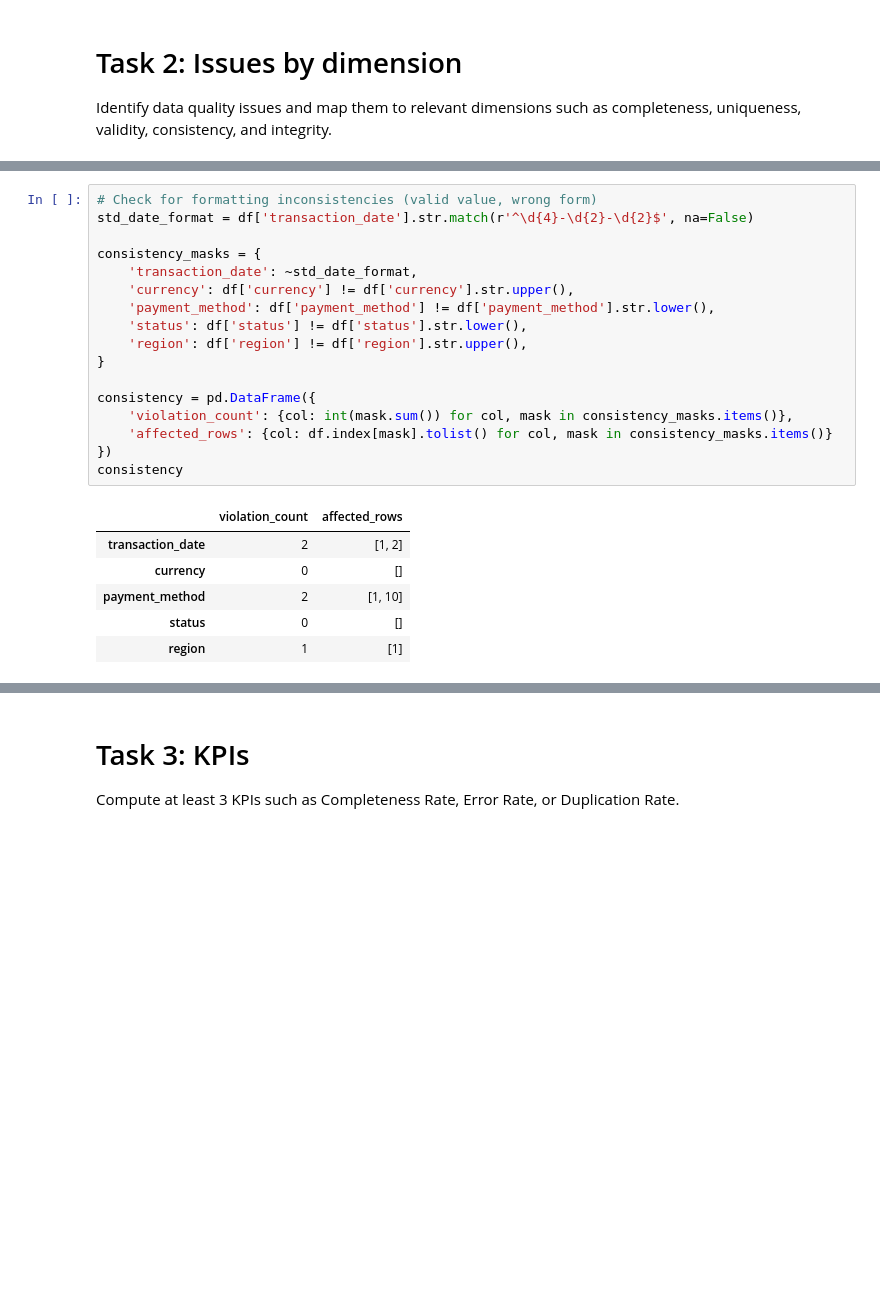
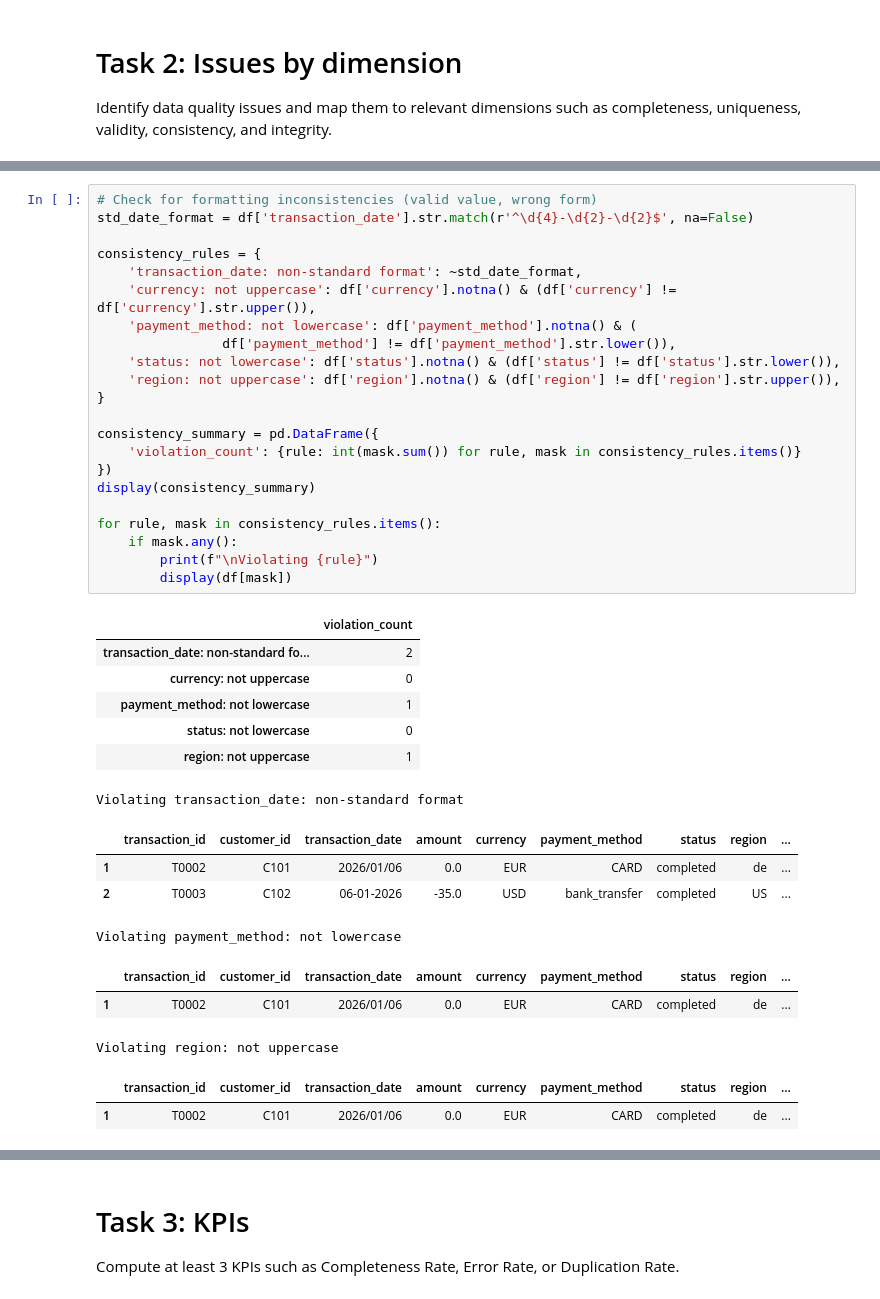
Before and after one commit to DemiahTheFirst/Data-Management-SRH, a Jupyter notebook: week-2/Exercise1/Week2-Exercise–Individual-DataQualityAudit.ipynb, the cells around one changed output, grey strips where cells are left out. Drawn from its saved outputs; the diff is of its cells as text; blank space fills up the shorter version.

```diff
--- a/week-2/Exercise1/Week2-Exercise–Individual-DataQualityAudit.ipynb
+++ b/week-2/Exercise1/Week2-Exercise–Individual-DataQualityAudit.ipynb
@@ -105,27 +143,42 @@ validity
 # %%
 # Check for formatting inconsistencies (valid value, wrong form)
 std_date_format = df['transaction_date'].str.match(r'^\d{4}-\d{2}-\d{2}$', na=False)
 
-consistency_masks = {
-    'transaction_date': ~std_date_format,
-    'currency': df['currency'] != df['currency'].str.upper(),
-    'payment_method': df['payment_method'] != df['payment_method'].str.lower(),
-    'status': df['status'] != df['status'].str.lower(),
-    'region': df['region'] != df['region'].str.upper(),
+consistency_rules = {
+    'transaction_date: non-standard format': ~std_date_format,
+    'currency: not uppercase': df['currency'].notna() & (df['currency'] != df['currency'].str.upper()),
+    'payment_method: not lowercase': df['payment_method'].notna() & (
+                df['payment_method'] != df['payment_method'].str.lower()),
+    'status: not lowercase': df['status'].notna() & (df['status'] != df['status'].str.lower()),
+    'region: not uppercase': df['region'].notna() & (df['region'] != df['region'].str.upper()),
 }
 
-consistency = pd.DataFrame({
-    'violation_count': {col: int(mask.sum()) for col, mask in consistency_masks.items()},
-    'affected_rows': {col: df.index[mask].tolist() for col, mask in consistency_masks.items()}
+consistency_summary = pd.DataFrame({
+    'violation_count': {rule: int(mask.sum()) for rule, mask in consistency_rules.items()}
 })
-consistency
+display(consistency_summary)
+
+for rule, mask in consistency_rules.items():
+    if mask.any():
+        print(f"\nViolating {rule}")
+        display(df[mask])
 # %% [output]
-|  | violation_count | affected_rows |
-| transaction_date | 2 | [1, 2] |
-| currency | 0 | [] |
-| payment_method | 2 | [1, 10] |
-| status | 0 | [] |
-| region | 1 | [1] |
+|  | violation_count |
+| transaction_date: non-standard fo... | 2 |
+| currency: not uppercase | 0 |
+| payment_method: not lowercase | 1 |
+| status: not lowercase | 0 |
+| region: not uppercase | 1 |
+Violating transaction_date: non-standard format
+|  | transaction_id | customer_id | transaction_date | amount | currency | payment_method | status | region | ... |
+| 1 | T0002 | C101 | 2026/01/06 | 0.0 | EUR | CARD | completed | de | ... |
+| 2 | T0003 | C102 | 06-01-2026 | -35.0 | USD | bank_transfer | completed | US | ... |
+Violating payment_method: not lowercase
+|  | transaction_id | customer_id | transaction_date | amount | currency | payment_method | status | region | ... |
+| 1 | T0002 | C101 | 2026/01/06 | 0.0 | EUR | CARD | completed | de | ... |
+Violating region: not uppercase
+|  | transaction_id | customer_id | transaction_date | amount | currency | payment_method | status | region | ... |
+| 1 | T0002 | C101 | 2026/01/06 | 0.0 | EUR | CARD | completed | de | ... |
 # %%
 # Referential and temporal relationship checks
 # last_updated before transaction_date is only checked where transaction_date parsed successfully
```
Also changed, not shown: parts of 17 cells of this notebook.
